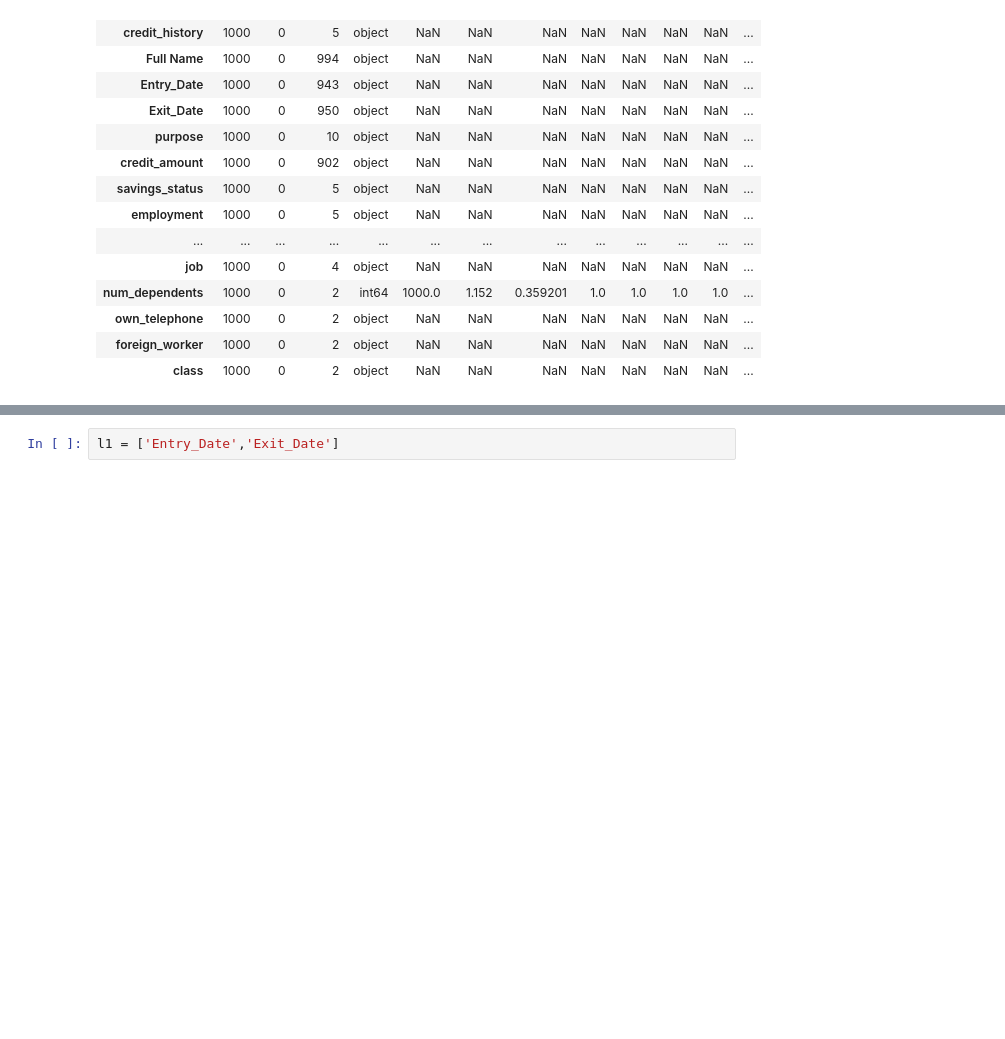
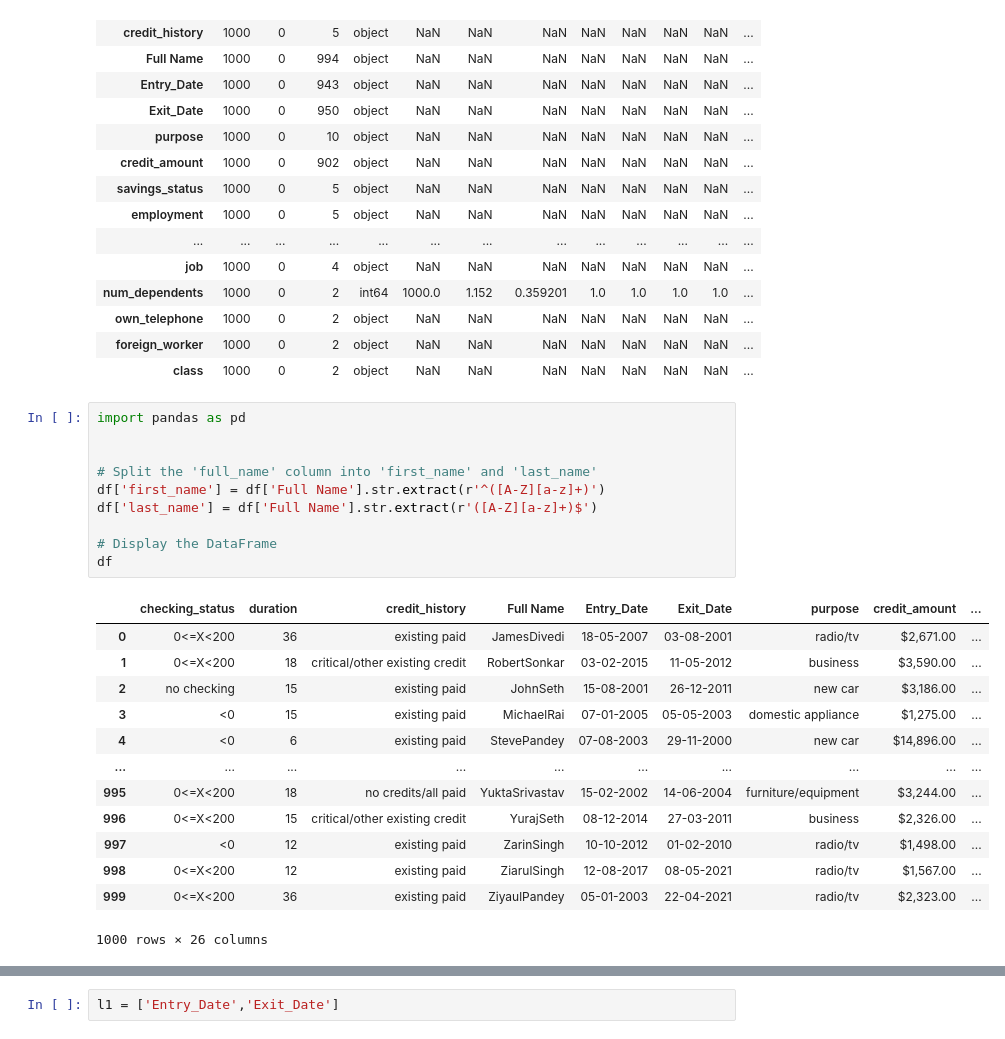
Before and after one commit to Farzinaayub/let-s_AI, a Jupyter notebook: DA21-B-ML-EVALUATION-3.ipynb, the cells around one changed output, grey strips where cells are left out. Cells and saved outputs as stored; diff of their text form; blank space fills up the shorter version.

```diff
--- a/DA21-B-ML-EVALUATION-3.ipynb
+++ b/DA21-B-ML-EVALUATION-3.ipynb
@@ -126,3 +126,27 @@ desc
 | own_telephone | 1000 | 0 | 2 | object | NaN | NaN | NaN | NaN | NaN | NaN | NaN | ... |
 | foreign_worker | 1000 | 0 | 2 | object | NaN | NaN | NaN | NaN | NaN | NaN | NaN | ... |
 | class | 1000 | 0 | 2 | object | NaN | NaN | NaN | NaN | NaN | NaN | NaN | ... |
+# %%
+import pandas as pd
+
+
+# Split the 'full_name' column into 'first_name' and 'last_name'
+df['first_name'] = df['Full Name'].str.extract(r'^([A-Z][a-z]+)')
+df['last_name'] = df['Full Name'].str.extract(r'([A-Z][a-z]+)$')
+
+# Display the DataFrame
+df
+# %% [output]
+|  | checking_status | duration | credit_history | Full Name | Entry_Date | Exit_Date | purpose | credit_amount | ... |
+| 0 | 0<=X<200 | 36 | existing paid | JamesDivedi | 18-05-2007 | 03-08-2001 | radio/tv | $2,671.00 | ... |
+| 1 | 0<=X<200 | 18 | critical/other existing credit | RobertSonkar | 03-02-2015 | 11-05-2012 | business | $3,590.00 | ... |
+| 2 | no checking | 15 | existing paid | JohnSeth | 15-08-2001 | 26-12-2011 | new car | $3,186.00 | ... |
+| 3 | <0 | 15 | existing paid | MichaelRai | 07-01-2005 | 05-05-2003 | domestic appliance | $1,275.00 | ... |
+| 4 | <0 | 6 | existing paid | StevePandey | 07-08-2003 | 29-11-2000 | new car | $14,896.00 | ... |
+| ... | ... | ... | ... | ... | ... | ... | ... | ... | ... |
+| 995 | 0<=X<200 | 18 | no credits/all paid | YuktaSrivastav | 15-02-2002 | 14-06-2004 | furniture/equipment | $3,244.00 | ... |
+| 996 | 0<=X<200 | 15 | critical/other existing credit | YurajSeth | 08-12-2014 | 27-03-2011 | business | $2,326.00 | ... |
+| 997 | <0 | 12 | existing paid | ZarinSingh | 10-10-2012 | 01-02-2010 | radio/tv | $1,498.00 | ... |
+| 998 | 0<=X<200 | 12 | existing paid | ZiarulSingh | 12-08-2017 | 08-05-2021 | radio/tv | $1,567.00 | ... |
+| 999 | 0<=X<200 | 36 | existing paid | ZiyaulPandey | 05-01-2003 | 22-04-2021 | radio/tv | $2,323.00 | ... |
+1000 rows × 26 columns
```
Also changed, not shown: parts of 6 cells of this notebook, 19 other files.
